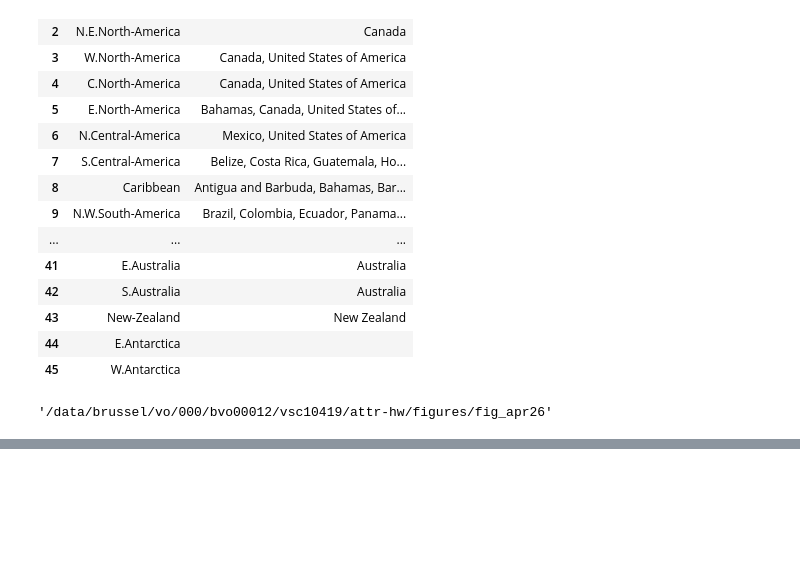
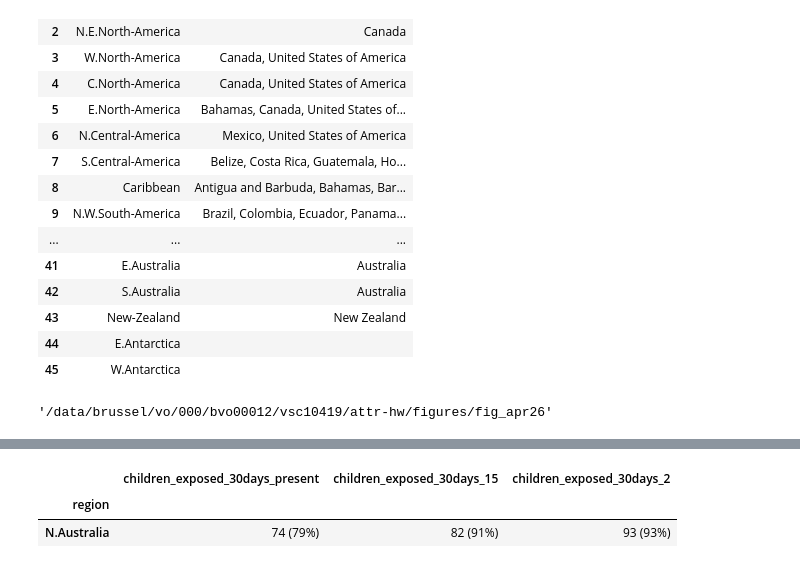
Before and after one commit to rosapietroiusti/attr-hs, a Jupyter notebook: main/attr-hw-figSI-regional-results-comms.ipynb, the cells around one changed output, grey strips where cells are left out. Cells and saved outputs as stored; diff of their text form; code cells hidden in the pictures; blank space fills up the shorter version.

```diff
--- a/main/attr-hw-figSI-regional-results-comms.ipynb
+++ b/main/attr-hw-figSI-regional-results-comms.ipynb
@@ -2276,0 +2404,39 @@ figdir
+# %%
+df_children_perregion_merged = (
+    pd.concat([df_children_ar6,
+    df_children_ar6_15,
+    df_children_ar6_2], axis=1) / 1e3).round(0)
+
+df_children_percent_perregion_merged = (
+    pd.concat([df_children_percent_ar6,
+    df_children_percent_ar6_15,
+    df_children_percent_ar6_2], axis=1)).round(0)
+
+df_children_fmt = df_children_perregion_merged.copy()
+
+df_children_fmt['children_exposed_30days_present'] = (
+    df_children_fmt['children_exposed_30days_present'].round(0).astype(int).astype(str)
+    + " ("
+    + df_children_percent_perregion_merged['children_percent_exposed_30days_present'].round(0).astype("Int64").astype(str)
+    + "%)"
+)
+
+df_children_fmt['children_exposed_30days_15'] = (
+    df_children_fmt['children_exposed_30days_15'].round(0).astype(int).astype(str)
+    + " ("
+    + df_children_percent_perregion_merged['children_percent_exposed_30days_15'].round(0).astype("Int64").astype(str)
+    + "%)"
+)
+
+df_children_fmt['children_exposed_30days_2'] = (
+    df_children_fmt['children_exposed_30days_2'].round(0).astype(int).astype(str)
+    + " ("
+    + df_children_percent_perregion_merged['children_percent_exposed_30days_2'].round(0).astype("Int64").astype(str)
+    + "%)"
+)
+
+df_children_fmt.loc[[nau_name]]
+# %% [output]
+|  | children_exposed_30days_present | children_exposed_30days_15 | children_exposed_30days_2 |
+| region |  |  |  |
+| N.Australia | 74 (79%) | 82 (91%) | 93 (93%) |
```
Also changed, not shown: parts of 13 cells of this notebook.
